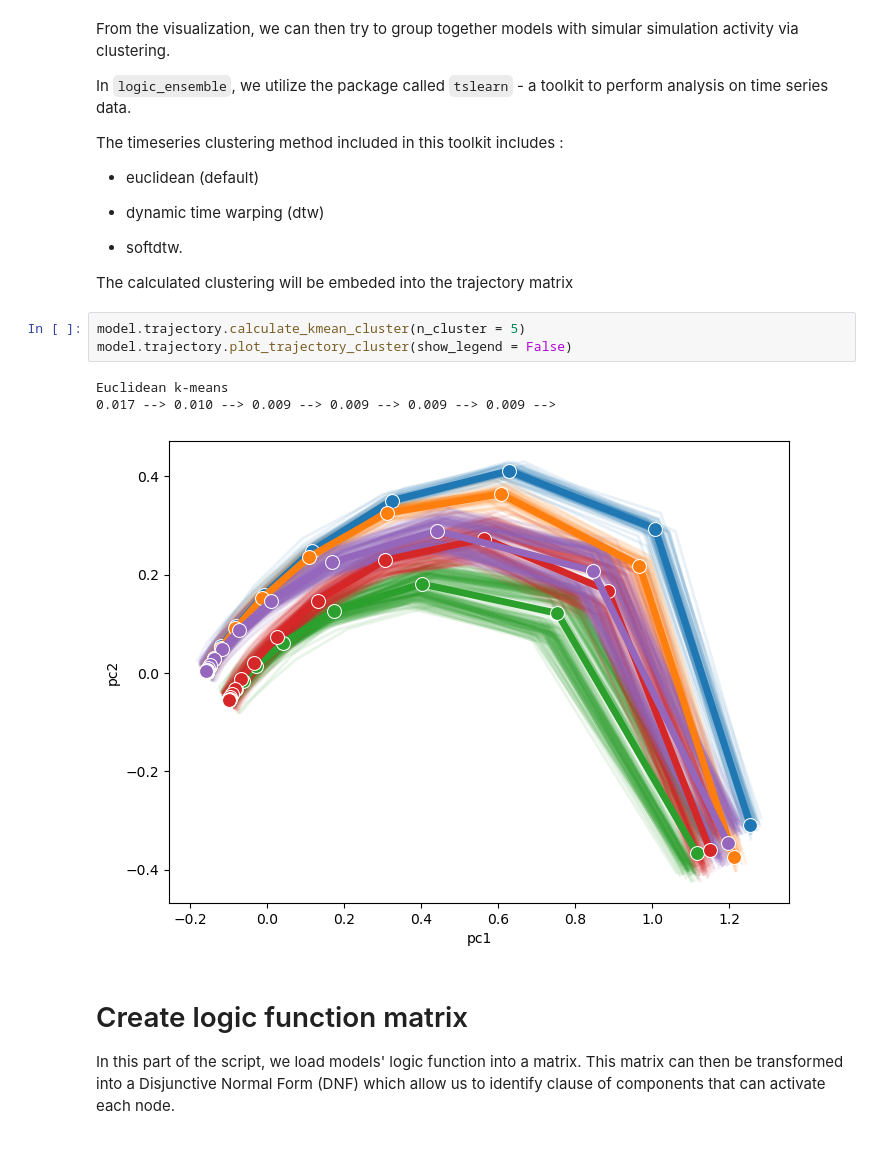
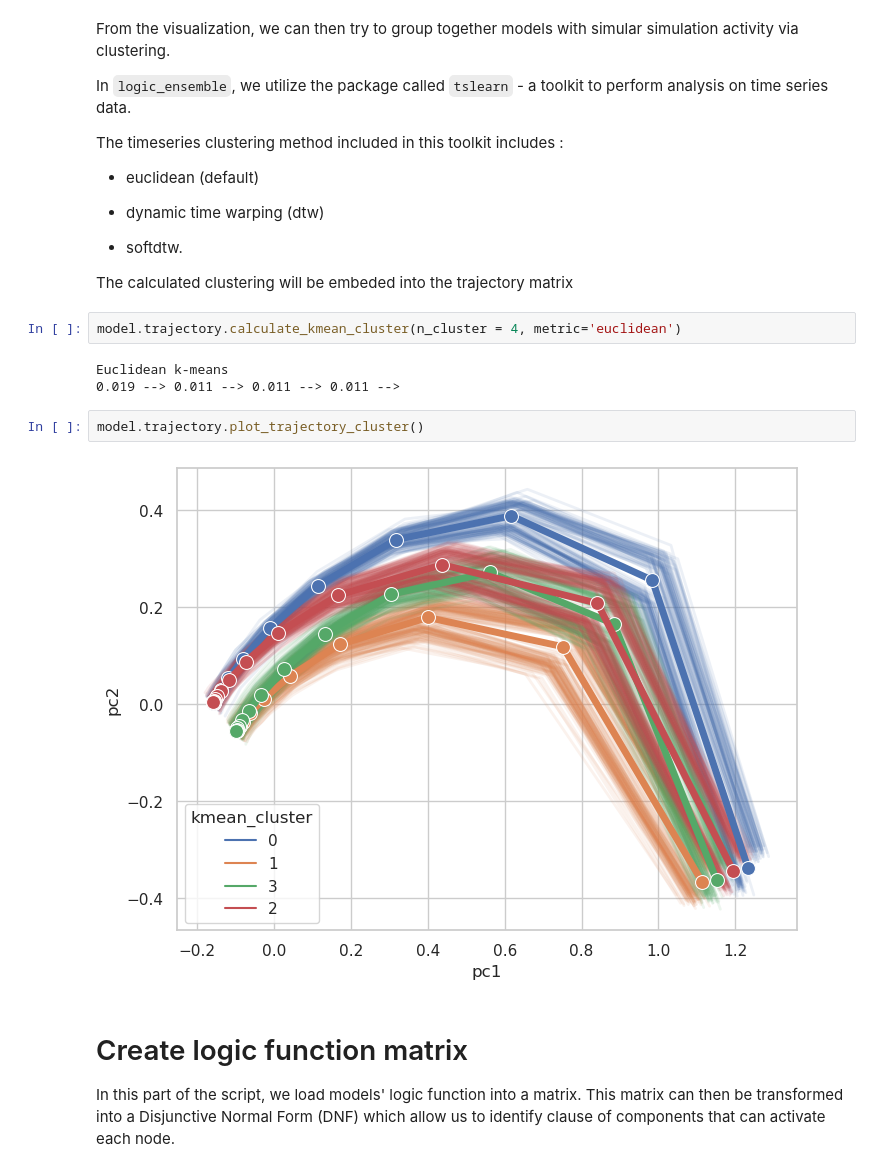
Before and after one commit to sysbio-curie/AstroLogics, a Jupyter notebook: scripts/Tutorial_herault_hematopoiesis.ipynb, the cells around one changed output. Cells and saved outputs as stored; diff of their text form.

```diff
--- a/scripts/Tutorial_herault_hematopoiesis.ipynb
+++ b/scripts/Tutorial_herault_hematopoiesis.ipynb
@@ -112,12 +109,14 @@ The timeseries clustering method included in this toolkit includes :
 
 The calculated clustering will be embeded into the trajectory matrix
 # %%
-model.trajectory.calculate_kmean_cluster(n_cluster = 5)
-model.trajectory.plot_trajectory_cluster(show_legend = False)
+model.trajectory.calculate_kmean_cluster(n_cluster = 4, metric='euclidean')
 # %% [output]
 Euclidean k-means
-0.017 --> 0.010 --> 0.009 --> 0.009 --> 0.009 --> 0.009 -->
+0.019 --> 0.011 --> 0.011 --> 0.011 -->
-[figure, removed]
+# %%
+model.trajectory.plot_trajectory_cluster()
+# %% [output]
+[figure, added]
 # %% [markdown]
 # Create logic function matrix
 In this part of the script, we load models' logic function into a matrix. This matrix can then be transformed into a Disjunctive Normal Form (DNF) which allow us to identify clause of components that can activate each node.
```
Also changed, not shown: parts of 17 cells of this notebook, 4 other files.
